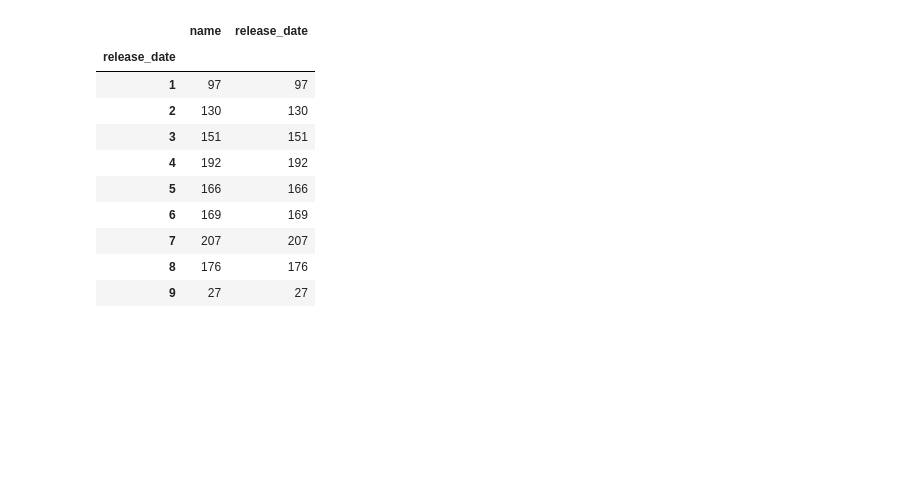
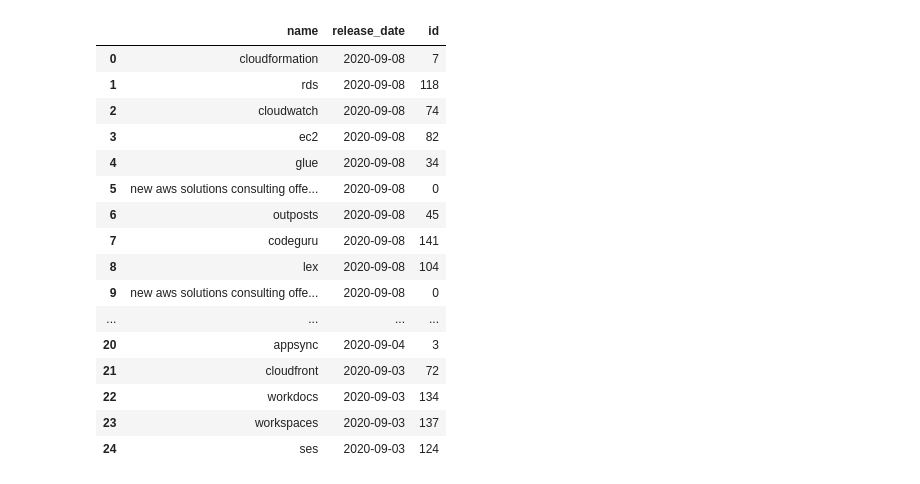
Before and after one commit to dariusjs/aws_services_over_time, a Jupyter notebook: track-aws-service-releases.ipynb, the cells around one changed output. Drawn from its saved outputs; the diff is of its cells as text; code cells hidden in the pictures; blank space fills up the shorter version.

```diff
--- a/track-aws-service-releases.ipynb
+++ b/track-aws-service-releases.ipynb
@@ -123,20 +190,21 @@ print(service_releases)
 # %%
 service_release_df = pd.DataFrame.from_dict(service_releases, orient='index')
+service_release_df.head(25)
+# %% [output]
+|  | name | release_date | id |
+| 0 | cloudformation | 2020-09-08 | 7 |
+| 1 | rds | 2020-09-08 | 118 |
+| 2 | cloudwatch | 2020-09-08 | 74 |
+| 3 | ec2 | 2020-09-08 | 82 |
+| 4 | glue | 2020-09-08 | 34 |
+| 5 | new aws solutions consulting offe... | 2020-09-08 | 0 |
+| 6 | outposts | 2020-09-08 | 45 |
+| 7 | codeguru | 2020-09-08 | 141 |
+| 8 | lex | 2020-09-08 | 104 |
+| 9 | new aws solutions consulting offe... | 2020-09-08 | 0 |
+| ... | ... | ... | ... |
+| 20 | appsync | 2020-09-04 | 3 |
+| 21 | cloudfront | 2020-09-03 | 72 |
+| 22 | workdocs | 2020-09-03 | 134 |
+| 23 | workspaces | 2020-09-03 | 137 |
+| 24 | ses | 2020-09-03 | 124 |
-# %%
-grouped = service_release_df.groupby(service_release_df['release_date'].dt.month).count().plot()
-grouped
-
-
-# df[[‘InvoiceDate’, ‘Quantity’, ‘Country’]].groupby([df[‘InvoiceDate’].dt.month, df[‘Country’]]).sum().head()
-# %% [output]
-|  | name | release_date |
-| release_date |  |  |
-| 1 | 97 | 97 |
-| 2 | 130 | 130 |
-| 3 | 151 | 151 |
-| 4 | 192 | 192 |
-| 5 | 166 | 166 |
-| 6 | 169 | 169 |
-| 7 | 207 | 207 |
-| 8 | 176 | 176 |
-| 9 | 27 | 27 |
```
Also changed, not shown: parts of 9 cells of this notebook.
